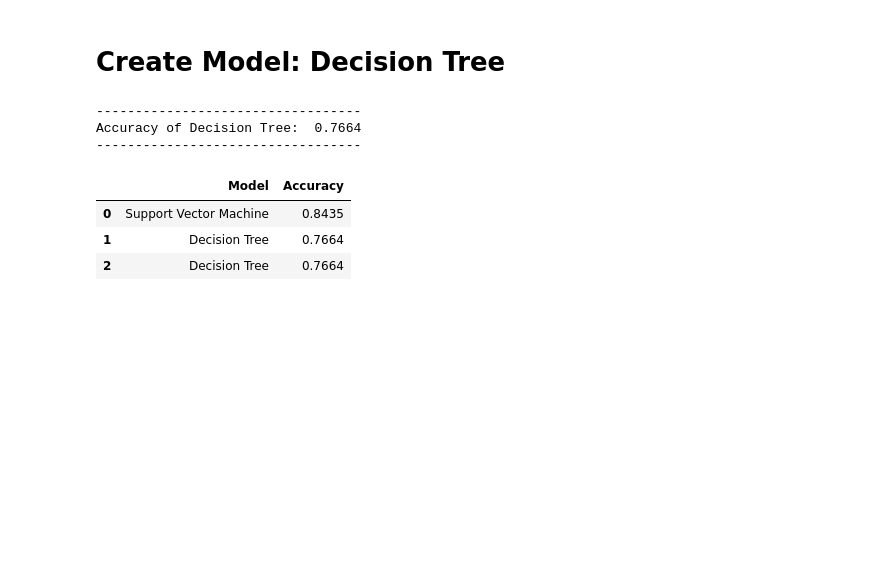
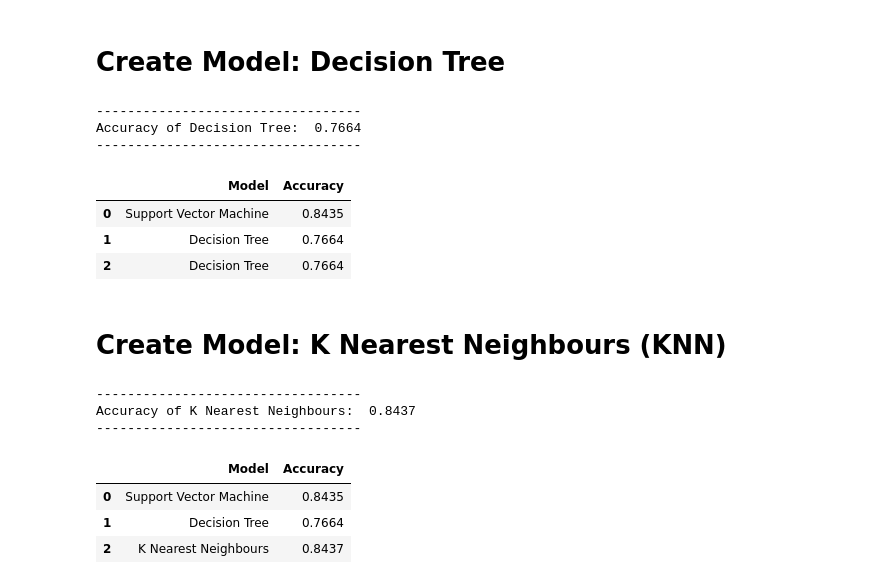
Before and after one commit to Mahdi-Abdullah/Diabetes-Health-Indicator-Using-Machine-Learning, a Jupyter notebook: Diabetes_Health_Indicator_Classification.ipynb, the cells around one changed output. Cells and saved outputs as stored; diff of their text form; code cells hidden in the pictures; blank space fills up the shorter version.

```diff
--- a/Diabetes_Health_Indicator_Classification.ipynb
+++ b/Diabetes_Health_Indicator_Classification.ipynb
@@ -233,3 +233,36 @@ Accuracy of Decision Tree:  0.7664
 | 0 | Support Vector Machine | 0.8435 |
 | 1 | Decision Tree | 0.7664 |
 | 2 | Decision Tree | 0.7664 |
+# %% [markdown]
+# Create Model: K Nearest Neighbours (KNN)
+# %%
+# Create Model: K Nearest Neighbours (KNN)
+from sklearn.neighbors import KNeighborsClassifier
+
+# Create a KNN Classifier
+model_knn = KNeighborsClassifier(n_neighbors=300)
+
+# Train the model using the training sets
+model_knn.fit(X_train, y_train)
+
+# Predict the response for test dataset
+y_pred_knn = model_knn.predict(X_test)
+
+# checking the accuracy of the algorithm by comparing predicted output by the model and the actual output
+score_knn = metrics.accuracy_score(y_pred_knn, y_test).round(4)
+
+print("----------------------------------")
+print("Accuracy of K Nearest Neighbours: ", score_knn)
+print("----------------------------------")
+
+# save the accuracy score of the model
+model_accuracy = model_accuracy.append({'Model': 'K Nearest Neighbours', 'Accuracy': score_knn}, ignore_index=True)
+model_accuracy
+# %% [output]
+----------------------------------
+Accuracy of K Nearest Neighbours:  0.8437
+----------------------------------
+|  | Model | Accuracy |
+| 0 | Support Vector Machine | 0.8435 |
+| 1 | Decision Tree | 0.7664 |
+| 2 | K Nearest Neighbours | 0.8437 |
```
